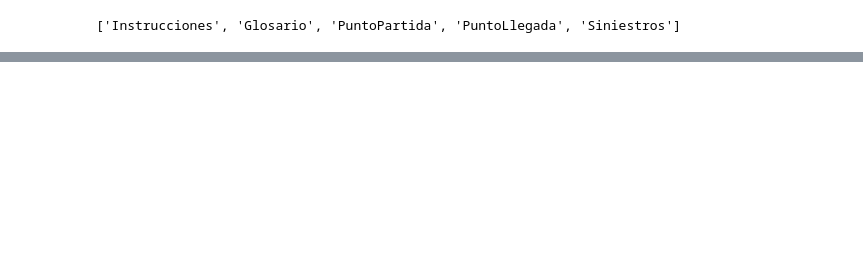
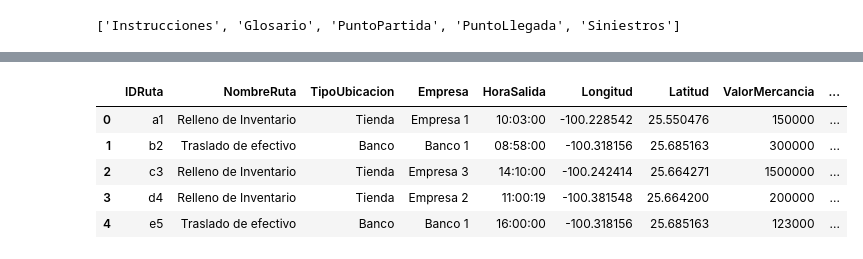
Before and after one commit to mirelesde/route-evaluation-armur, a Jupyter notebook: prueba.ipynb, the cells around one changed output, grey strips where cells are left out. Saved outputs shown, nothing was run; the diff lists cells and outputs as text; code cells hidden in the pictures; blank space fills up the shorter version.

```diff
--- a/prueba.ipynb
+++ b/prueba.ipynb
@@ -33,0 +74,15 @@ siniestros_df = pd.read_excel(xls, 'Siniestros')
+# %%
+# Remove any commas from the 'Longitud' column
+punto_llegada_df['Longitud'] = punto_llegada_df['Longitud'].astype(str).str.replace(',', '', regex=False)
+
+# Optionally, convert the cleaned column back to numeric if it's supposed to be numbers
+punto_llegada_df['Longitud'] = pd.to_numeric(punto_llegada_df['Longitud'], errors='coerce')
+# %%
+punto_llegada_df.head()
+# %% [output]
+|  | IDRuta | NombreRuta | TipoUbicacion | Empresa | HoraSalida | Longitud | Latitud | ValorMercancia | ... |
+| 0 | a1 | Relleno de Inventario | Tienda | Empresa 1 | 10:03:00 | -100.228542 | 25.550476 | 150000 | ... |
+| 1 | b2 | Traslado de efectivo | Banco | Banco 1 | 08:58:00 | -100.318156 | 25.685163 | 300000 | ... |
+| 2 | c3 | Relleno de Inventario | Tienda | Empresa 3 | 14:10:00 | -100.242414 | 25.664271 | 1500000 | ... |
+| 3 | d4 | Relleno de Inventario | Tienda | Empresa 2 | 11:00:19 | -100.381548 | 25.664200 | 200000 | ... |
+| 4 | e5 | Traslado de efectivo | Banco | Banco 1 | 16:00:00 | -100.318156 | 25.685163 | 123000 | ... |
```
Also changed, not shown: parts of 23 cells of this notebook, 1 other file.
